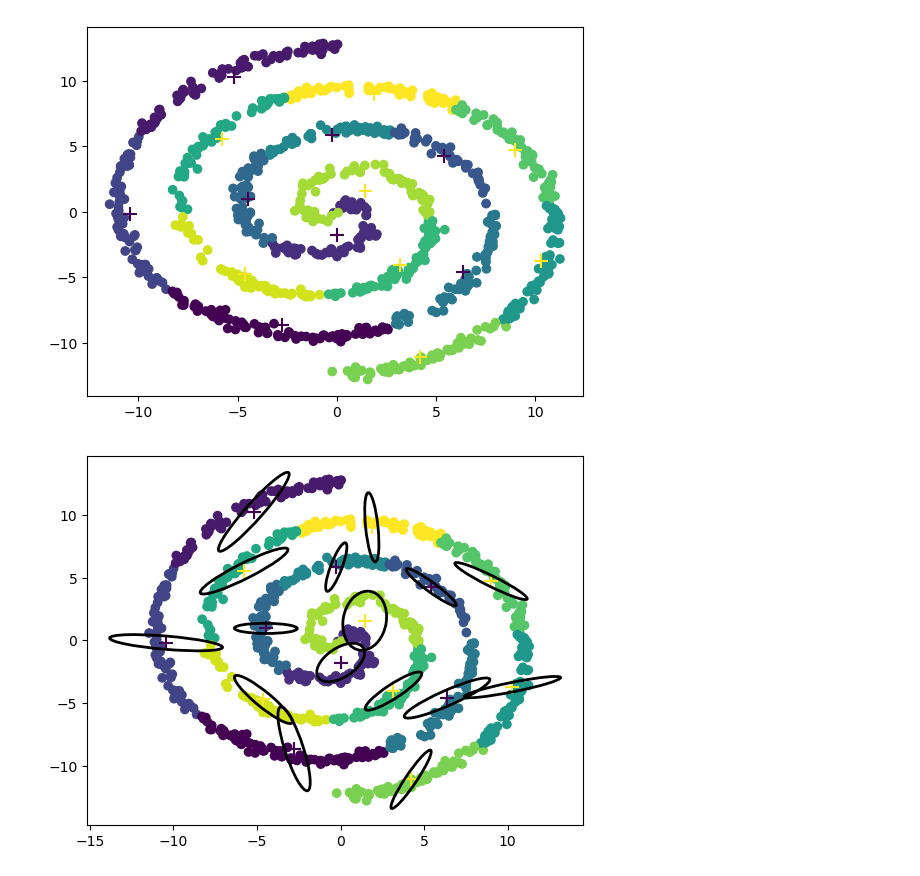
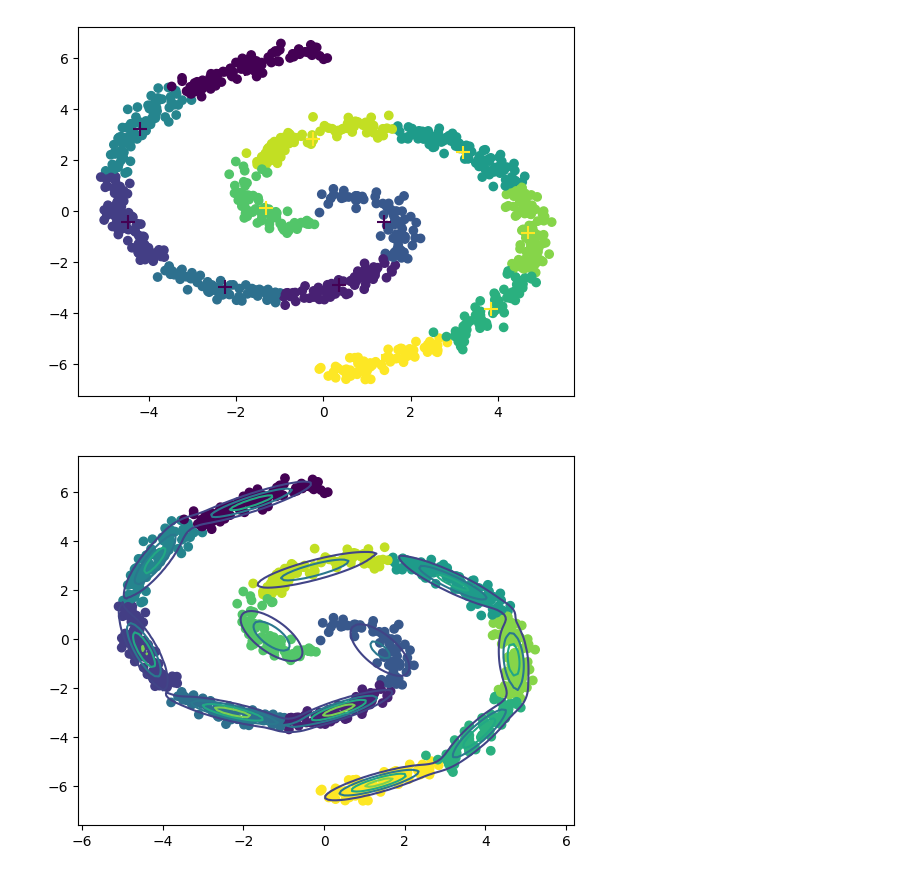
Before and after one commit to eduardo-ufmg/reconhecimento_de_padroes, a Jupyter notebook: gaussMix_E1/gaussmix_E1.ipynb, the cells around one changed output. Cells and saved outputs as stored; diff of their text form; code cells hidden in the pictures.

```diff
--- a/gaussMix_E1/gaussmix_E1.ipynb
+++ b/gaussMix_E1/gaussmix_E1.ipynb
@@ -56,68 +56,65 @@ def make_grid(X, step=1):
 
   return np.c_[xx.ravel(), yy.ravel()]
 # %%
-X, y = make_spirals(1000, 0.2, 2)
+X, y = make_spirals(1000, 0.2, 1)
 G = make_grid(X, 0.1)
 
 X0, X1 = X[y == 0], X[y == 1]
 
 from sklearn.cluster import KMeans
 
-n_clusters = 8
+n_clusters = 6
 
 km0 = KMeans(n_clusters=n_clusters).fit(X0)
 km1 = KMeans(n_clusters=n_clusters).fit(X1)
 
 cxbar = np.vstack([km0.cluster_centers_, km1.cluster_centers_])
 cy = np.array([0]*n_clusters + [1]*n_clusters)
 
 s = np.zeros_like(y)
 
 s[y == 0] = km0.labels_ + n_clusters * 0
 s[y == 1] = km1.labels_ + n_clusters * 1
 
 import matplotlib.pyplot as plt
 
 plt.figure()
 plt.scatter(X[:, 0], X[:, 1], c=s)
 plt.scatter(cxbar[:, 0], cxbar[:, 1], marker='+', c=cy, s=100)
 plt.savefig('kmeans.png')
 plt.show()
 plt.close()
 # %% [output]
-[figure, old version]
+[figure, new version]
 # %%
-covs = {}
+from scipy.stats import multivariate_normal
 
-for sid in np.unique(s):
-  csamples = X[s == sid]
-  covs[sid] = np.cov(csamples, rowvar=False)
+covariances = [
+  np.cov(X[s == cluster_id], rowvar=False) if np.sum(s == cluster_id) > 1
+  else np.zeros((X.shape[1], X.shape[1]))
+  for cluster_id in range(n_clusters * 2)
+]
+
+covariances = np.array(covariances)
+
+clusters = [(center, cov) for center, cov in zip(cxbar, covariances)]
+
+G = make_grid(X, 0.1)
+
+Z = np.zeros(G.shape[0])
+
+for center, cov in clusters:
+  pdf_values = multivariate_normal(mean=center, cov=cov).pdf(G)
+  Z += pdf_values
+
+x_vals = np.unique(G[:, 0])
+y_vals = np.unique(G[:, 1])
+Z_2d = Z.reshape(len(y_vals), len(x_vals))
 
 plt.figure()
-# Visualize with covariance ellipses
-scatter = plt.scatter(X[:, 0], X[:, 1], c=s)
-
-# Plot cluster centers
-plt.scatter(cxbar[:, 0], cxbar[:, 1], c=cy, marker='+', s=100)
-
-# Plot covariance ellipses
-for cluster_id, cov_matrix in covs.items():
-  # Calculate eigenvalues and eigenvectors
-  eigvals, eigvecs = np.linalg.eigh(cov_matrix)
-
-  # Create ellipse parameters
-  angle = np.degrees(np.arctan2(*eigvecs[0]))
-  width, height = 2 * np.sqrt(eigvals)
-
-  # Create and plot ellipse
-  ellipse = plt.matplotlib.patches.Ellipse(
-    cxbar[cluster_id], width, height, angle=angle,
-    edgecolor='black', facecolor='none', linewidth=2
-  )
-  plt.gca().add_patch(ellipse)
-
-plt.savefig('kmeans_ellipses.png')
+plt.scatter(X[:, 0], X[:, 1], c=s)
+plt.contour(x_vals, y_vals, Z_2d, levels=5)
+plt.savefig('kmeans_contour.png')
 plt.show()
-plt.close()
 # %% [output]
-[figure, old version]
+[figure, new version]
```
Also changed, not shown: parts of 4 cells of this notebook, 27 other files.
